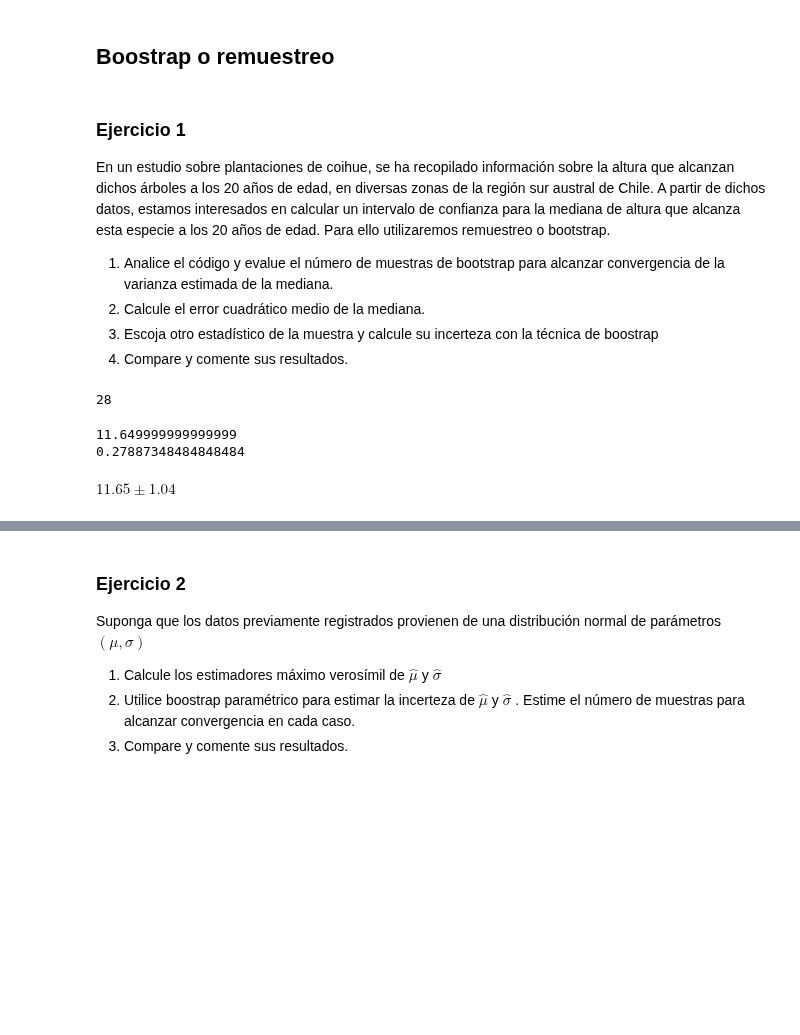
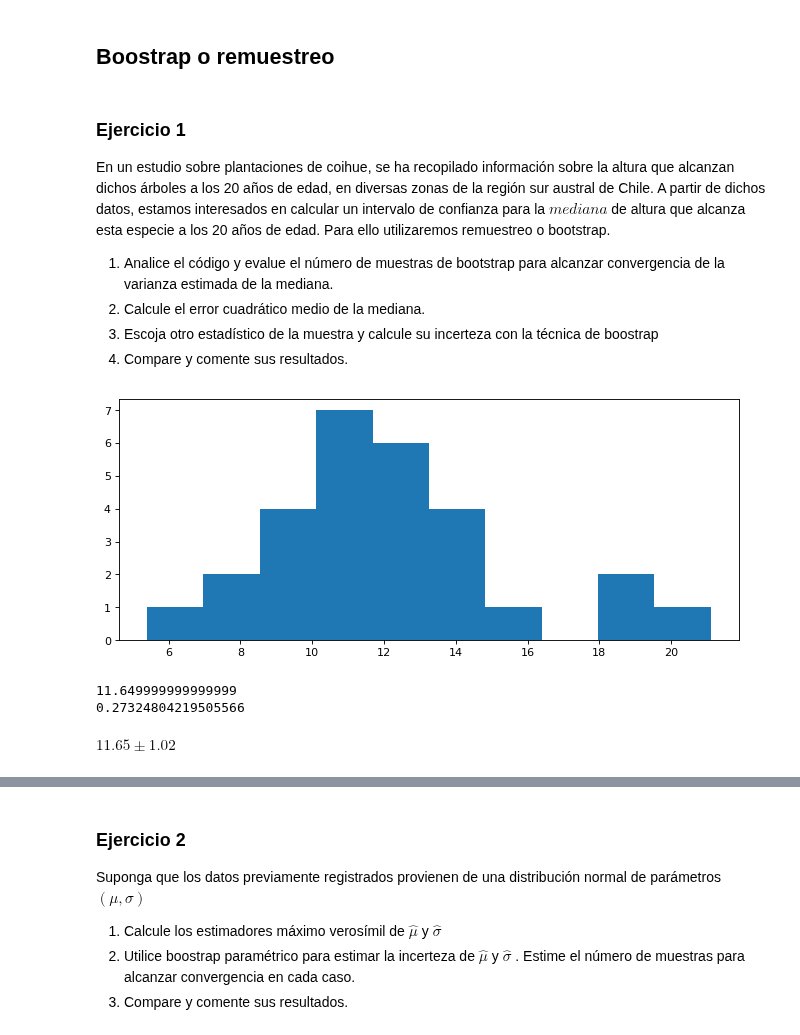
Before and after one commit to estebantejeda/INFO274, a Jupyter notebook: lab5/Laboratorio5.ipynb, the cells around one changed output, grey strips where cells are left out. Drawn from its saved outputs; the diff is of its cells as text; code cells hidden in the pictures; blank space fills up the shorter version.

```diff
--- a/lab5/Laboratorio5.ipynb
+++ b/lab5/Laboratorio5.ipynb
@@ -16,7 +16,7 @@ import scipy.stats as stats
 import statistics
 # %% [markdown]
 ### Ejercicio 1
-En un estudio sobre plantaciones de coihue, se ha recopilado información sobre la altura que alcanzan dichos árboles a los 20 años de edad, en diversas zonas de la región sur austral de Chile. A partir de dichos datos, estamos interesados en calcular un intervalo de confianza para la mediana de altura que alcanza esta especie a los 20 años de edad.
+En un estudio sobre plantaciones de coihue, se ha recopilado información sobre la altura que alcanzan dichos árboles a los 20 años de edad, en diversas zonas de la región sur austral de Chile. A partir de dichos datos, estamos interesados en calcular un intervalo de confianza para la $mediana$ de altura que alcanza esta especie a los 20 años de edad.
 Para ello utilizaremos remuestreo o bootstrap.
 1. Analice el código y evalue el número de muestras de bootstrap para alcanzar convergencia de la varianza estimada de la mediana.
 2. Calcule el error cuadrático medio de la mediana.
@@ -24,19 +24,30 @@ Para ello utilizaremos remuestreo o bootstrap.
 4. Compare y comente sus resultados.
 # %%
 datos = [12.5,11.4,18.4,10.7,9.5,11.7,15.4,12.3,18.6, 14.7, 10.7,11.6, 10.1, 8.2, 11.4,21.1, 12.1, 7.5, 12.5, 14.7, 10.3, 5.4, 9.4, 13.8, 9.6, 11.3, 14.8, 12.6]
-len(datos)
+n=len(datos)
-# %% [output]
-28
+# %%
+fig, ax = plt.subplots(1, 1, figsize=(10, 4), dpi=80)
+ax.hist(datos)
+plt.show()
+# %% [output]
+[figure, added]
 # %%
-
 m = statistics.median(datos)
 print (m)
-b=100
+b=2500
+step=15
+rng1 =  list(range(50,b,step))
+
 mm = 0
 mn =[]
-for i in range(b):
-    dat = np.random.choice(list(datos),size=n,replace=True)
-    mn.append(statistics.median(dat))
+bkn=[]
+for i in rng1:
+    mn=[]
+    for i in range(i):
+        dat = np.random.choice(list(datos),size=n,replace=True)
+        mn.append(statistics.median(dat))
+    var = statistics.variance(mn)
+    bkn.append(1.96*math.sqrt(var))
 
 var = statistics.variance(mn)
 print(var)
@@ -44,5 +55,5 @@ rango = 1.96*math.sqrt(var)
 display(Math('%0.2f \pm %0.2f' % (m, rango )))
 # %% [output]
 11.649999999999999
-0.27887348484848484
+0.27324804219505566
-$\displaystyle 11.65 \pm 1.04$
+$\displaystyle 11.65 \pm 1.02$
```
Also changed, not shown: parts of 3 cells of this notebook.
